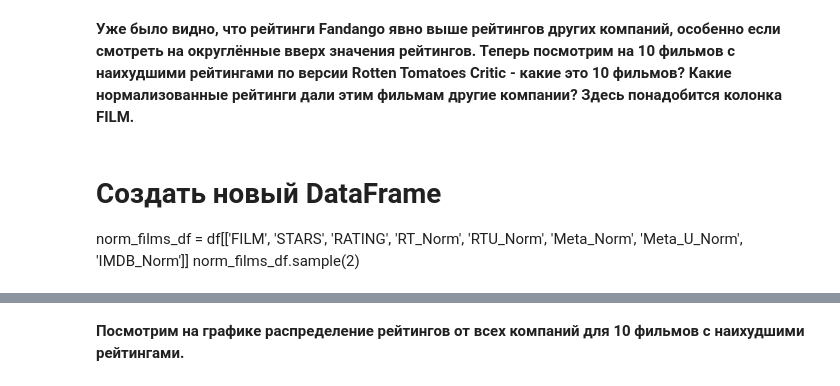
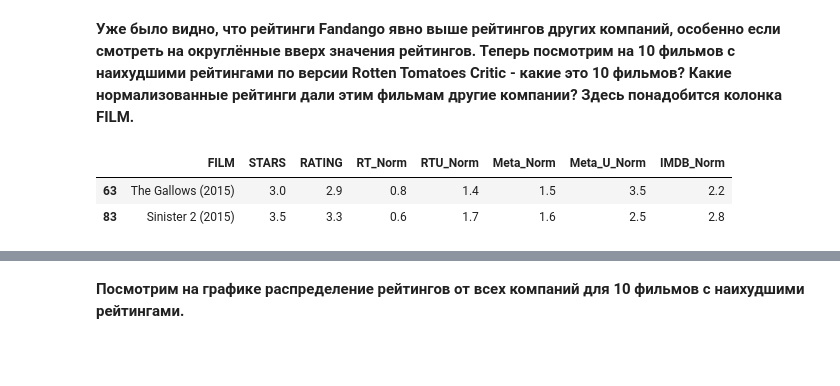
Before and after one commit to petrashko/OtusMLbasic24, a Jupyter notebook: project_work/04-notebook.ipynb, the cells around one changed output, grey strips where cells are left out. Drawn from its saved outputs; the diff is of its cells as text; code cells hidden in the pictures; blank space fills up the shorter version.

```diff
--- a/project_work/04-notebook.ipynb
+++ b/project_work/04-notebook.ipynb
@@ -182,10 +182,14 @@ sns.histplot(data=norm_scores_df, bins=50);
 [figure]
 # %% [markdown]
 **Уже было видно, что рейтинги Fandango явно выше рейтингов других компаний, особенно если смотреть на округлённые вверх значения рейтингов. Теперь посмотрим на 10 фильмов с наихудшими рейтингами по версии Rotten Tomatoes Critic - какие это 10 фильмов? Какие нормализованные рейтинги дали этим фильмам другие компании? Здесь понадобится колонка FILM.**
-# %% [markdown]
-# Создать новый DataFrame
-norm_films_df = df[['FILM', 'STARS', 'RATING', 'RT_Norm', 'RTU_Norm', 'Meta_Norm', 'Meta_U_Norm', 'IMDB_Norm']]
-norm_films_df.sample(2)
+# %%
+# Создать новый DataFrame
+norm_films_df = df[['FILM', 'STARS', 'RATING', 'RT_Norm', 'RTU_Norm', 'Meta_Norm', 'Meta_U_Norm', 'IMDB_Norm']]
+norm_films_df.sample(2)
+# %% [output]
+|  | FILM | STARS | RATING | RT_Norm | RTU_Norm | Meta_Norm | Meta_U_Norm | IMDB_Norm |
+| 63 | The Gallows (2015) | 3.0 | 2.9 | 0.8 | 1.4 | 1.5 | 3.5 | 2.2 |
+| 83 | Sinister 2 (2015) | 3.5 | 3.3 | 0.6 | 1.7 | 1.6 | 2.5 | 2.8 |
 # %%
 # 10 фильмов с наименьшими рейтингами по колонке 'RT_Norm'
 worst_films = norm_films_df.nsmallest(10, 'RT_Norm')
```
Also changed, not shown: parts of 5 cells of this notebook.
